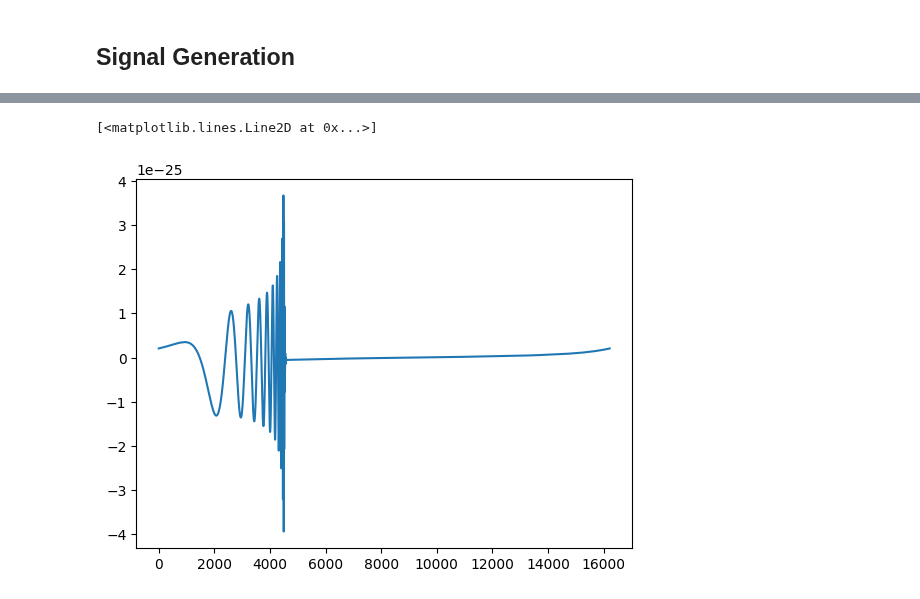
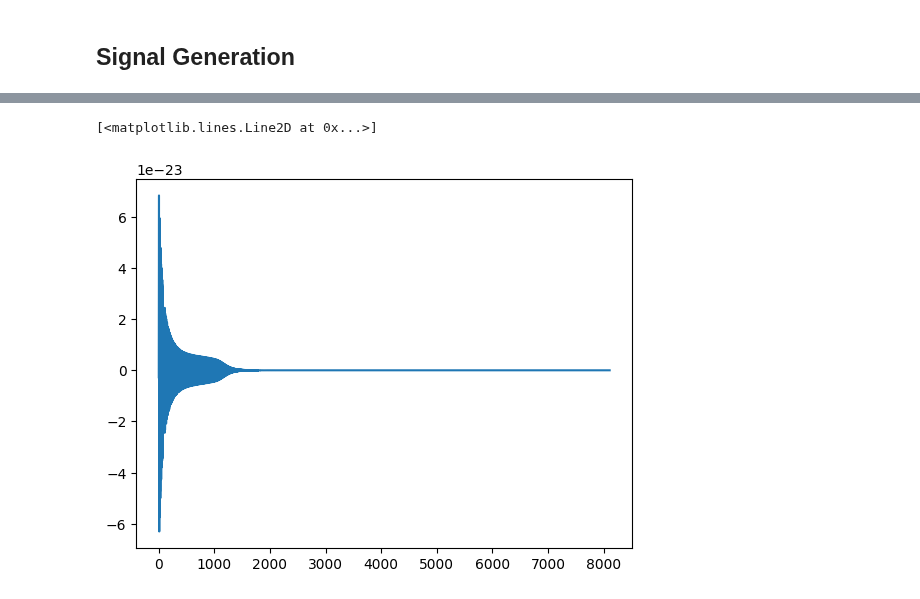
Before and after one commit to nnarenraju/sage, a Jupyter notebook: repro/start_here.ipynb, the cells around one changed output, grey strips where cells are left out. Saved outputs shown, nothing was run; the diff lists cells and outputs as text; code cells hidden in the pictures.

Commit message:
LAL and Sage waveform do not match yet

```diff
--- a/repro/start_here.ipynb
+++ b/repro/start_here.ipynb
@@ -211,7 +217,8 @@ Time taken to produce num_waveforms = 100 with PyTorch = 0.040636324882507326 se
 # %%
-hp, hc = IMRPhenomPv2.gen_IMRPhenomPv2_hphc(fs, theta_ripple, f_ref, pv2const)
+hp_sage, hc_sage = IMRPhenomPv2.gen_IMRPhenomPv2_hphc(fs, theta_ripple, f_ref, pv2const)
 # %%
-hp = hp.cpu().detach().numpy()
+hp_sage = hp_sage.cpu().detach().numpy()
+plt.plot(hp_sage)
 # %% [output]
 [<matplotlib.lines.Line2D at 0x...>]
-[figure, old version]
+[figure, new version]
```
Also changed, not shown: parts of 4 cells of this notebook.
